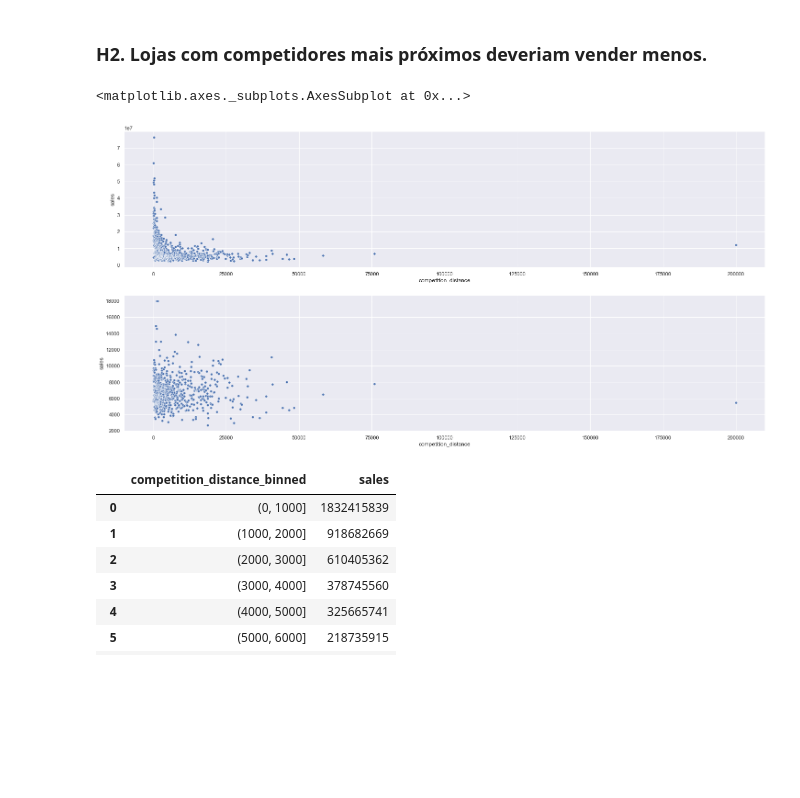
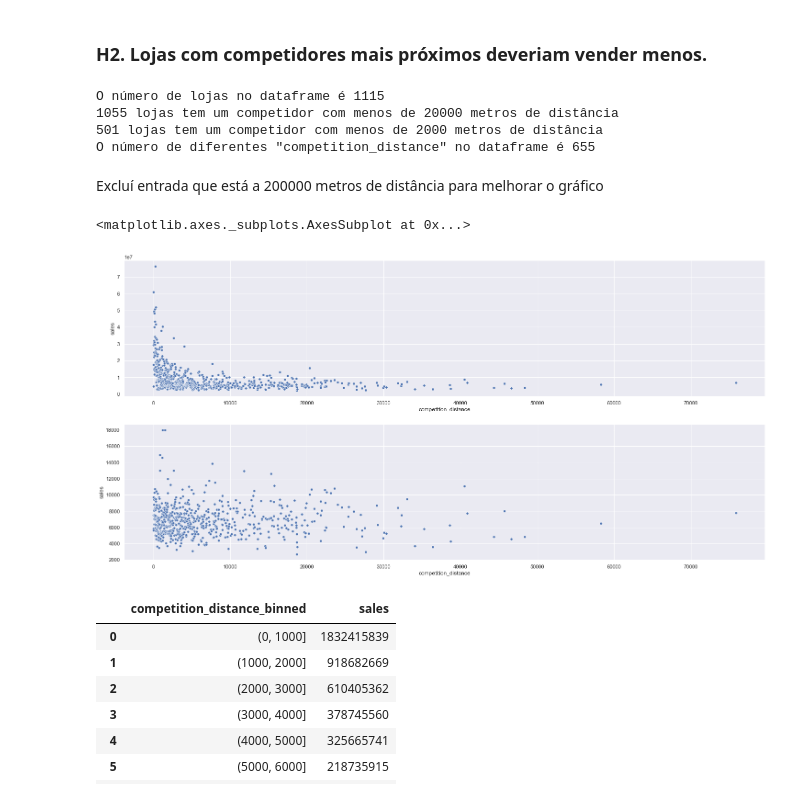
Before and after one commit to igordesouza/ds-em-producao, a Jupyter notebook: m04_v01_store_sales_prediction-Copy1.ipynb, the cells around one changed output. Drawn from its saved outputs; the diff is of its cells as text; code cells hidden in the pictures; blank space fills up the shorter version.

```diff
--- a/m04_v01_store_sales_prediction-Copy1.ipynb
+++ b/m04_v01_store_sales_prediction-Copy1.ipynb
@@ -531,6 +529,6 @@ aux_dt
 # %%
-# Tempo de execução: 51s
-# competition since
-# Criando a data completa de início da competição
-df2['competition_since'] = df2.apply( lambda x: datetime.datetime( year=x['competition_open_since_year'], month=x['competition_open_since_month'],day=1 ), axis=1 )
+# # Tempo de execução: 51s
+# # competition since
+# # Criando a data completa de início da competição
+# df2['competition_since'] = df2.apply( lambda x: datetime.datetime( year=x['competition_open_since_year'], month=x['competition_open_since_month'],day=1 ), axis=1 )
 # %%
@@ -560,7 +558,7 @@ df2[['competition_time_month', 'date', 'competition_since' ]]
 # A subtração de datas gera uma variável do tipo Timedelta('2524 days 00:00:00')
 # Para retirar o número de meses, ela é dividida por 30 e depois a função days é aplicada em todas as linhas
 
-df2['competition_time_month'] = ( ( df2['date'] - df2['competition_since'] )/30 ).apply( lambda x: x.days ).astype( int )
+# df2['competition_time_month'] = ( ( df2['date'] - df2['competition_since'] )/30 ).apply( lambda x: x.days ).astype( int )
 # %% [markdown]
 ### promo since
 # %%
@@ -903,16 +901,35 @@ aux4.pivot(index = 'year_week', columns = 'assortment', values = 'sales').plot()
 [figure]
 # %% [markdown]
 ### H2. Lojas com competidores mais próximos deveriam vender menos.
+# %%
+aux1 = len(df4.store.unique())
+aux2 = len(df4.loc[df4.competition_distance<20000,'store'].unique())
+aux3 = len(df4.loc[df4.competition_distance<2000,'store'].unique())
+aux4 = len(df4.competition_distance.unique())
+print(f'O número de lojas no dataframe é {aux1}')
+print(f'{aux2} lojas tem um competidor com menos de 20000 metros de distância')
+print(f'{aux3} lojas tem um competidor com menos de 2000 metros de distância')
+print(f'O número de diferentes "competition_distance" no dataframe é {aux4}')
+# %% [output]
+O número de lojas no dataframe é 1115
+1055 lojas tem um competidor com menos de 20000 metros de distância
+501 lojas tem um competidor com menos de 2000 metros de distância
+O número de diferentes "competition_distance" no dataframe é 655
+# %% [markdown]
+Excluí entrada que está a 200000 metros de distância para melhorar o gráfico
 # %%
-aux1 = df4[['competition_distance','sales']].groupby('competition_distance').sum().reset_index()
-aux2 = df4[['competition_distance','sales']].groupby('competition_distance').mean().reset_index()
+# aux1 = df4[['competition_distance','sales']].groupby('competition_distance').sum().reset_index()
+# aux2 = df4[['competition_distance','sales']].groupby('competition_distance').mean().reset_index()
+aux1 = df4.loc[df4.competition_distance<100000,['competition_distance','sales']].groupby('competition_distance').sum().reset_index()
+aux2 = df4.loc[df4.competition_distance<100000,['competition_distance','sales']].groupby('competition_distance').mean().reset_index()
+
 subplot(2,1,1)
 sns.scatterplot(x='competition_distance',y='sales',data=aux1, s = 30)
 subplot(2,1,2)
 sns.scatterplot(x='competition_distance',y='sales',data=aux2, s = 30)
 # %% [output]
 <matplotlib.axes._subplots.AxesSubplot at 0x...>
-[figure, old version]
+[figure, new version]
 # %%
 # Separando as distâncias em grupos de 1000
 bins = np.arange(0,20001,1000)
```
Also changed, not shown: parts of 14 cells of this notebook.
